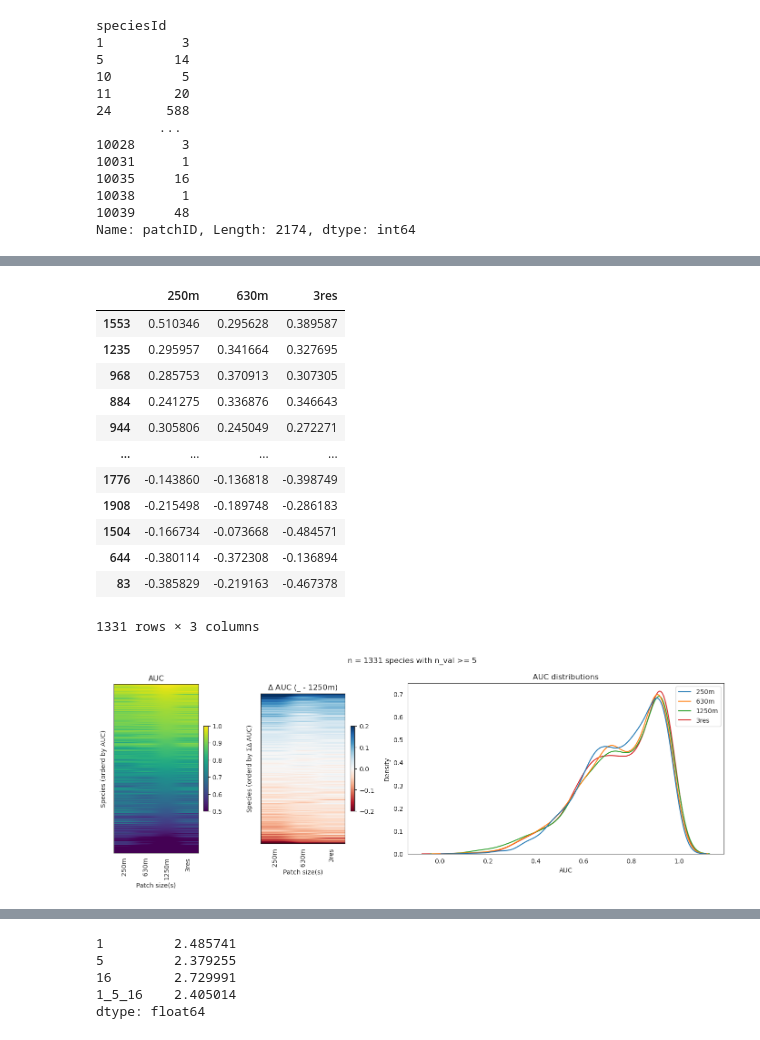
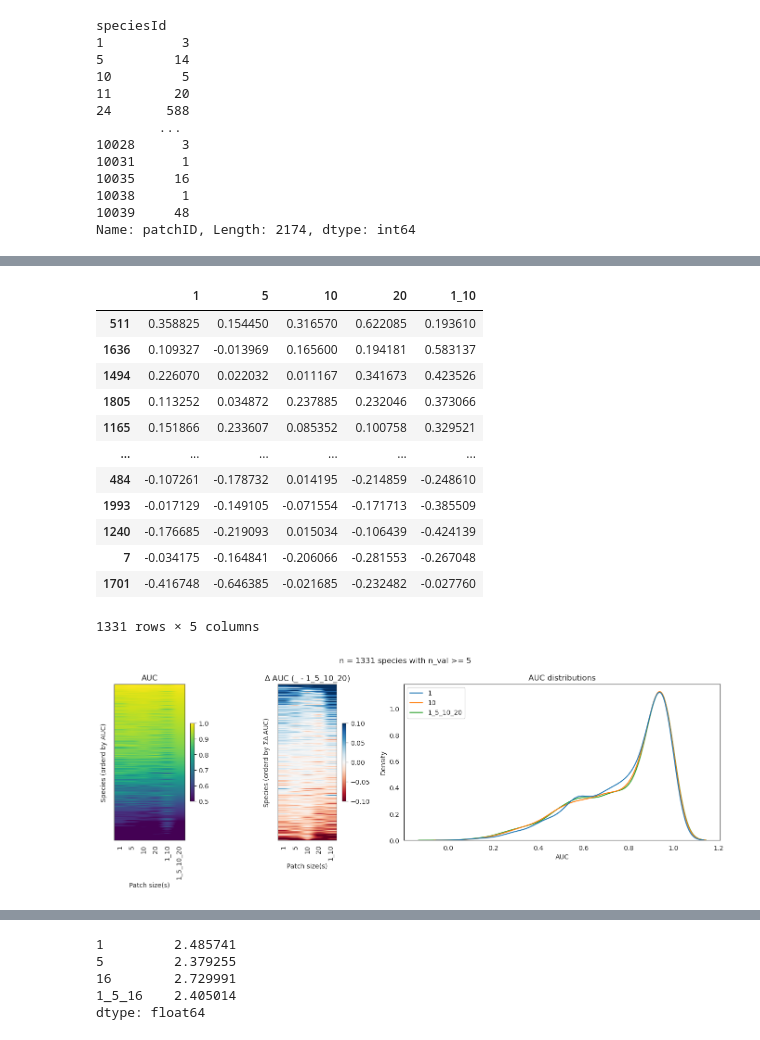
Before and after one commit to ninavantiel/multi_scale_SDMs, a Jupyter notebook: model_evaluation.ipynb, the cells around one changed output, grey strips where cells are left out. Saved outputs shown, nothing was run; the diff lists cells and outputs as text; code cells hidden in the pictures.

```diff
--- a/model_evaluation.ipynb
+++ b/model_evaluation.ipynb
@@ -76,15 +76,15 @@ models = {
     # '0410_env16_1res_16_v2': '16',
     # '0410_env32_1res': '32'
 
-    # '0418_env20_1res_1': '1',
-    # # '0419_env20_1res_3': '3',
-    # '0418_env20_1res_5': '5',
-    # '0418_env20_1res_10': '10',
-    # '0418_env20_1res_20': '20',
-    # # '0419_env20_3res_1_3_5': '1_3_5',
-    # '0422_env20_2res_1_10': '1_10',
-    # # '0422_env20_4res_1_3_5_10': '1_3_5_10',
-    # # '0418_env20_4res': '1_5_10_20',
+    '0418_env20_1res_1': '1',
+    # '0419_env20_1res_3': '3',
+    '0418_env20_1res_5': '5',
+    '0418_env20_1res_10': '10',
+    '0418_env20_1res_20': '20',
+    # '0419_env20_3res_1_3_5': '1_3_5',
+    '0422_env20_2res_1_10': '1_10',
+    # '0422_env20_4res_1_3_5_10': '1_3_5_10',
+    '0418_env20_4res': '1_5_10_20',
     # '0419_env20_5res': '1_3_5_10_20'
 
     # '0409_env6_1res_1': '1',
@@ -97,10 +97,10 @@ models = {
     # '0426_sat128_1res_52': '1250m',
     # '0430_sat18_3res': '3res_bs256!!'
 
-    '0501_sat128_1res_25_bs256': '250m',
-    '0501_sat128_1res_63_bs256': '630m',
-    '0501_sat128_1res_125_bs256': '1250m',
-    '0501_sat128_3res_2174_bs256': '3res'
+    # '0501_sat128_1res_25_bs256': '250m',
+    # '0501_sat128_1res_63_bs256': '630m',
+    # '0501_sat128_1res_125_bs256': '1250m',
+    # '0501_sat128_3res_2174_bs256': '3res'
 
 }
 checkpoint = 'best_val_auc'
@@ -211,41 +221,41 @@ auc_df_to_plot
 # %%
-delta_auc_df = auc_df_to_plot.apply(lambda x: x - auc_df_to_plot['1250m'], axis=0).drop('1250m', axis=1)
+delta_auc_df = auc_df_to_plot.apply(lambda x: x - auc_df_to_plot['1_5_10_20'], axis=0).drop('1_5_10_20', axis=1)
 delta_auc_df['sum'] = delta_auc_df.sum(axis=1)
 delta_auc_df = delta_auc_df.sort_values('sum', ascending=False).drop('sum', axis=1)
 delta_auc_df
 # %% [output]
-|  | 250m | 630m | 3res |
-| 1553 | 0.510346 | 0.295628 | 0.389587 |
-| 1235 | 0.295957 | 0.341664 | 0.327695 |
-| 968 | 0.285753 | 0.370913 | 0.307305 |
-| 884 | 0.241275 | 0.336876 | 0.346643 |
-| 944 | 0.305806 | 0.245049 | 0.272271 |
-| ... | ... | ... | ... |
-| 1776 | -0.143860 | -0.136818 | -0.398749 |
-| 1908 | -0.215498 | -0.189748 | -0.286183 |
-| 1504 | -0.166734 | -0.073668 | -0.484571 |
-| 644 | -0.380114 | -0.372308 | -0.136894 |
-| 83 | -0.385829 | -0.219163 | -0.467378 |
+|  | 1 | 5 | 10 | 20 | 1_10 |
+| 511 | 0.358825 | 0.154450 | 0.316570 | 0.622085 | 0.193610 |
+| 1636 | 0.109327 | -0.013969 | 0.165600 | 0.194181 | 0.583137 |
+| 1494 | 0.226070 | 0.022032 | 0.011167 | 0.341673 | 0.423526 |
+| 1805 | 0.113252 | 0.034872 | 0.237885 | 0.232046 | 0.373066 |
+| 1165 | 0.151866 | 0.233607 | 0.085352 | 0.100758 | 0.329521 |
+| ... | ... | ... | ... | ... | ... |
+| 484 | -0.107261 | -0.178732 | 0.014195 | -0.214859 | -0.248610 |
+| 1993 | -0.017129 | -0.149105 | -0.071554 | -0.171713 | -0.385509 |
+| 1240 | -0.176685 | -0.219093 | 0.015034 | -0.106439 | -0.424139 |
+| 7 | -0.034175 | -0.164841 | -0.206066 | -0.281553 | -0.267048 |
+| 1701 | -0.416748 | -0.646385 | -0.021685 | -0.232482 | -0.027760 |
-1331 rows × 3 columns
+1331 rows × 5 columns
 # %%
 sns.set_style('white')
 fig,(ax1,ax2,ax3) = plt.subplots(1,3, figsize=(14,5), width_ratios=(0.1,0.1,0.3))
 
-i1 = ax1.imshow(auc_df_to_plot.sort_values('1250m', ascending=False), aspect=0.006, vmin=0.5, vmax=1, cmap='viridis')
+i1 = ax1.imshow(auc_df_to_plot.sort_values('1_5_10_20', ascending=False), aspect=0.01, vmin=0.5, vmax=1, cmap='viridis')
 ax1.set_xticks(np.arange(len(auc_df_to_plot.columns)), labels=auc_df_to_plot.columns, rotation=90)
 ax1.set(title='AUC', xlabel='Patch size(s)', ylabel='Species (orderd by AUC)', yticklabels=[])
 fig.colorbar(i1, ax=ax1, shrink=0.5)
 
-i2 = ax2.imshow(delta_auc_df, aspect=0.004, vmin=-0.2, vmax=0.2, cmap='RdBu')
+i2 = ax2.imshow(delta_auc_df, aspect=0.01, vmin=-0.1, vmax=0.1, cmap='RdBu')
 ax2.set_xticks(np.arange(len(delta_auc_df.columns)), labels=delta_auc_df.columns, rotation=90)
-ax2.set(title='$\Delta$ AUC (_ - 1250m)', xlabel='Patch size(s)', ylabel='Species (orderd by $\Sigma \Delta$ AUC)', yticklabels=[])
+ax2.set(title='$\Delta$ AUC (_ - 1_5_10_20)', xlabel='Patch size(s)', ylabel='Species (orderd by $\Sigma \Delta$ AUC)', yticklabels=[])
 fig.colorbar(i2, ax=ax2, shrink=0.5)
 
-sns.kdeplot(auc_df_to_plot, ax=ax3)
+sns.kdeplot(auc_df_to_plot[['1','10','1_5_10_20']], ax=ax3)
 ax3.set(title='AUC distributions', xlabel='AUC')
 
 fig.suptitle('n = 1331 species with n_val >= 5')# and n_train <= 50')
 
 plt.tight_layout()
 # %% [output]
-[figure, old version]
+[figure, new version]
```
Also changed, not shown: parts of 14 cells of this notebook, 2 other files.
